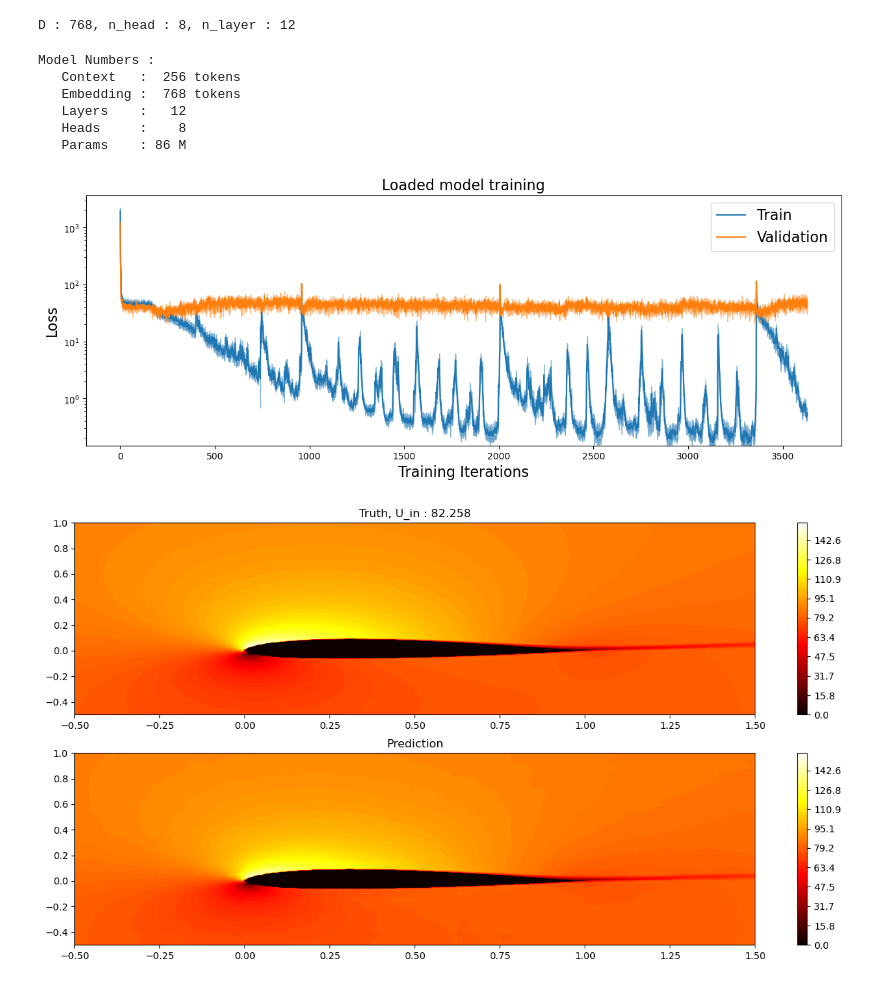
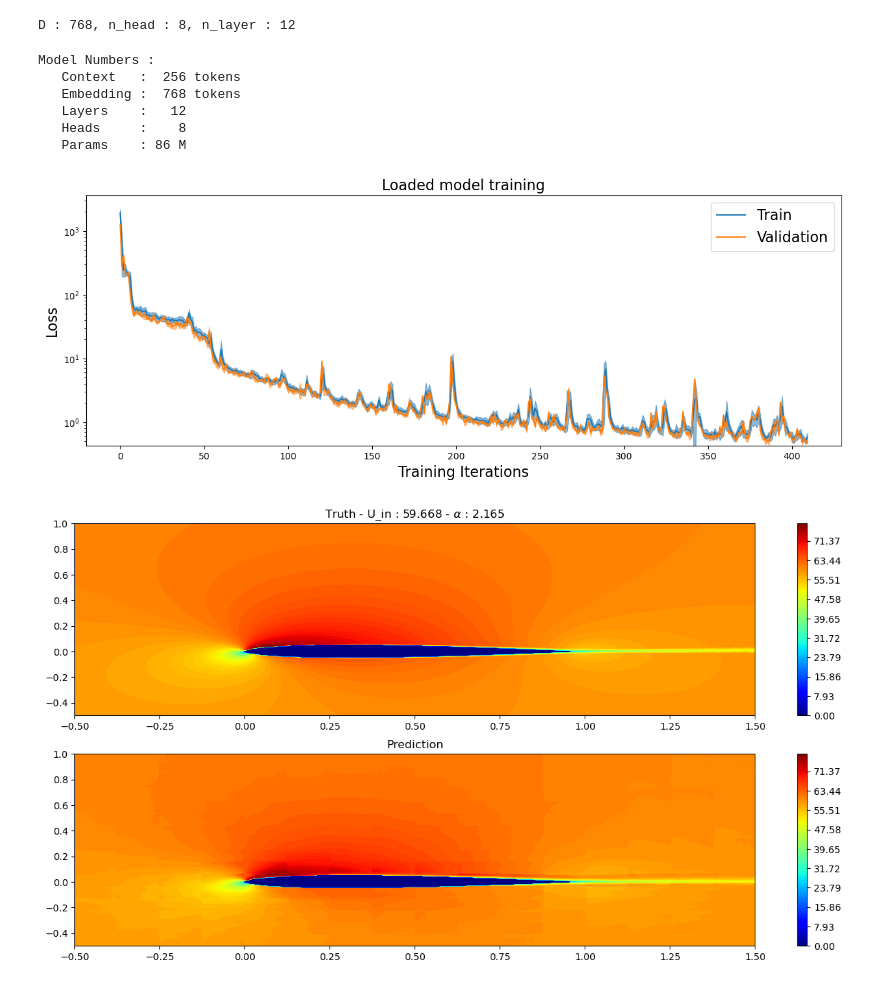
Before and after one commit to emenier/RANSformer, a Jupyter notebook: RANSFormer.ipynb, the cells around one changed output. Saved outputs shown, nothing was run; the diff lists cells and outputs as text; code cells hidden in the pictures.

```diff
--- a/RANSFormer.ipynb
+++ b/RANSFormer.ipynb
@@ -21,7 +25,7 @@ dataset = H5RansDataset(osp.join(data_dir,outfile))
 
 
 
-savedir = '/home/tau/emenier/data/AirfRANS/runs/run_1'
+savedir = '/home/tau/emenier/data/AirfRANS/runs/run_4/'
 
 batch_size = 64 # how many independent sequences will we process in parallel?
 lr = 3e-4
@@ -47,15 +51,15 @@ val_dataset = RansPatchDataset(dataset,P,
 
 
 generator_vit = miniGPT.ViT.GeneratorViT(P, C, D, C_out, n_layers, n_heads,
-                    N, dropout_freq=0.,
-                    gpus_to_split=None).cuda()
+                    N, n_params=2, dropout_freq=0.,
+                    gpus_to_split=None,linear_out=False).cuda()
 
 trainer = AirfRANSGPTtrainer(generator_vit,lr,
                     checkpoint_path=savedir,wd=0.,parallel=True)
 # %% [output]
 D : 768, n_head : 8, n_layer : 12
 # %%
-dic = trainer.load('last_model.trch')
+dic = trainer.load('best_model.trch')
 trainer.gpt_model.eval()
 miniGPT.plot_utils.model_numbers(generator_vit,N,n_layers,D, n_heads)
 miniGPT.plot_utils.plot_losses(dic)
@@ -66,29 +70,29 @@ Model Numbers :
    Layers    :   12
    Heads     :    8
    Params    : 86 M
-[figure, old version]
+[figure, new version]
 # %%
 loader = miniGPT.train_utils.MyLoader(val_dataset,2,len(dataset)//2,torch.device('cpu'))
 # %%
 
 patches_in, patches_out, mask = next(loader)
 pred = generator_vit.predict(patches_in.cuda(),mask)
 uvals = to_img(patches_out,dataset.N,dataset.N,P).detach().cpu().numpy()
 uvals = np.linalg.norm(uvals,axis=1)[0]
 predvals = to_img(pred,dataset.N,dataset.N,P).detach().cpu().numpy()
 predvals = np.linalg.norm(predvals,axis=1)[0]
-geom = to_img(patches_in[...,1:],dataset.N,dataset.N,P).detach().cpu().numpy()[0,0]
+geom = to_img(patches_in[...,2:],dataset.N,dataset.N,P).detach().cpu().numpy()[0,0]
 x = np.linspace(-0.5,1.5,dataset.N)
 y = np.linspace(-0.5,1,dataset.N)
 
 levels= np.linspace(uvals.min(),uvals.max(),100)
 
 fig, (ax1,ax2) = plt.subplots(nrows=2,figsize=(16,8))
-ax1.set_title(f'Truth, U_in : {patches_in[0,0,0].item():.3f}')
-ola = ax1.contourf(x, y, uvals, 100, levels=levels,cmap=plt.cm.hot)
+ax1.set_title(fr'Truth - U_in : {patches_in[0,0,0].item():.3f} - $\alpha$ : {patches_in[0,0,1].item():.3f}')
+ola = ax1.contourf(x, y, uvals, 100, levels=levels,cmap=plt.cm.jet)
 cbar = plt.colorbar(ola)
 ax2.set_title('Prediction')
-ola = ax2.contourf(x, y, predvals, 100, levels=levels,cmap=plt.cm.hot)
+ola = ax2.contourf(x, y, predvals, 100, levels=levels,cmap=plt.cm.jet)
 cbar = plt.colorbar(ola)
 # %% [output]
-[figure, old version]
+[figure, new version]
```
Also changed, not shown: parts of 1 cell of this notebook, 4 other files.
